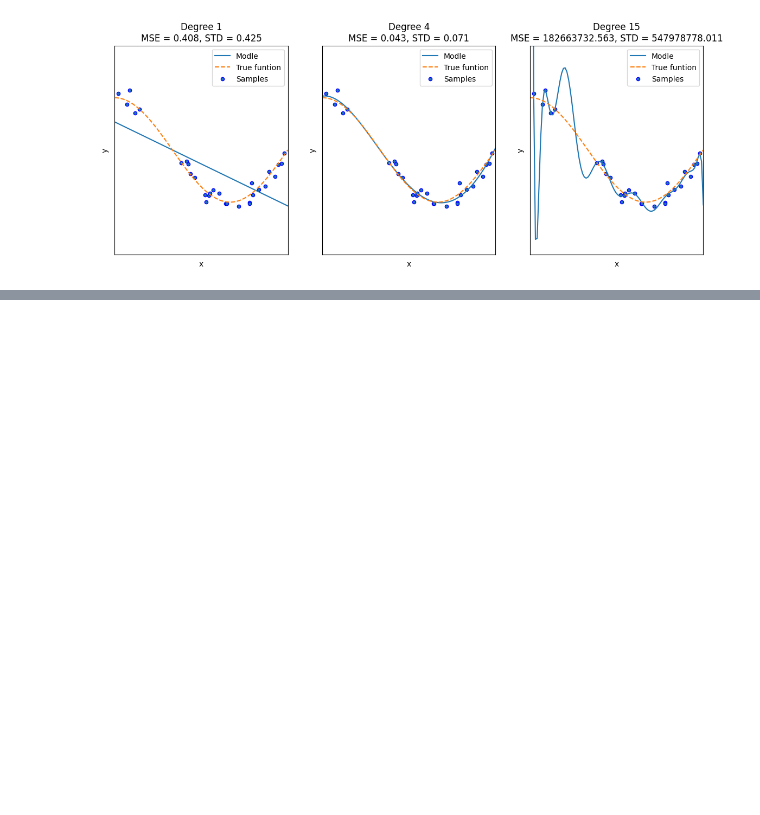
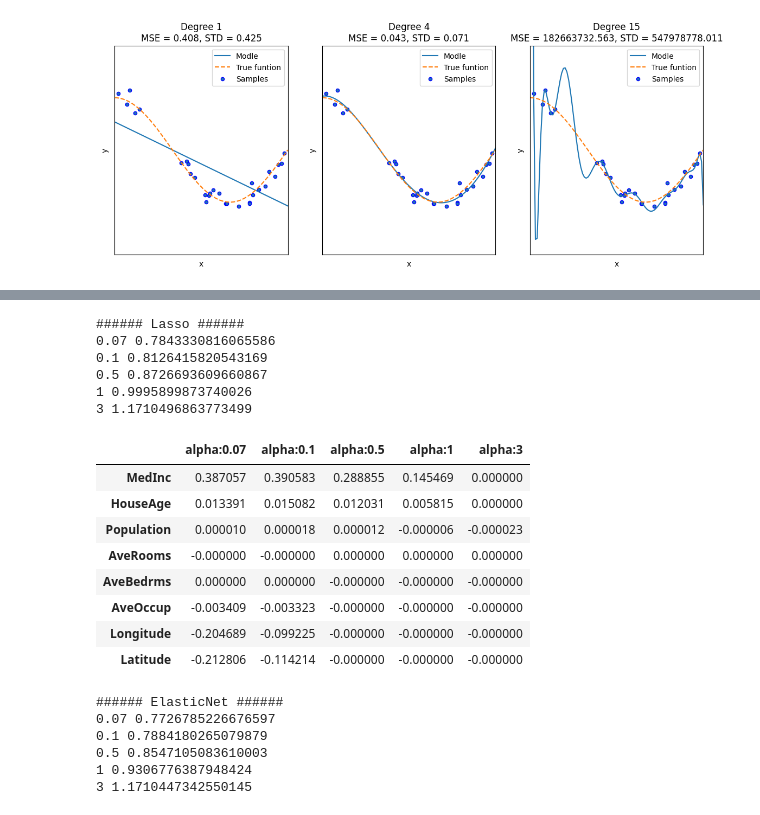
Before and after one commit to YoonTae98/machine_learning, a Jupyter notebook: ch05/5_1.ipynb, the cells around one changed output, grey strips where cells are left out. Drawn from its saved outputs; the diff is of its cells as text; code cells hidden in the pictures; blank space fills up the shorter version.

```diff
--- a/ch05/5_1.ipynb
+++ b/ch05/5_1.ipynb
@@ -249,0 +324,57 @@ plt.show()
+# %%
+from sklearn.linear_model import Lasso, ElasticNet
+
+def get_linear_reg_eval(model_name, params = None, X_data_n=None, y_target_n=None, verbose=True, return_coeff=True):
+    coeff_df = pd.DataFrame()
+    if verbose : print('######', model_name, '######')
+    for param in params:
+        if model_name == 'Ridge': model = Ridge(alpha=param)
+        elif model_name == 'Lasso': model = Lasso(alpha=param)
+        elif model_name == 'ElasticNet': model = ElasticNet(alpha=param, l1_ratio=0.7)
+        neg_mse_scores = cross_val_score(model, X_data_n, y_target_n, scoring='neg_mean_squared_error', cv=5)
+        avg_rmse = np.mean(np.sqrt(-1 * neg_mse_scores))
+        print(param, avg_rmse)
+
+        model.fit(X_data_n, y_target_n)
+        if return_coeff:
+            coeff = pd.Series(data=model.coef_, index=X_data_n.columns)
+            colname = 'alpha:' + str(param)
+            coeff_df[colname] = coeff
+    return coeff_df
+# %%
+lasso_alpha = [0.07, 0.1, 0.5, 1, 3]
+coeff_lasso_df = get_linear_reg_eval("Lasso",
+                params = lasso_alpha, X_data_n = X_data,
+                y_target_n = y_target)
+# %% [output]
+###### Lasso ######
+0.07 0.7843330816065586
+0.1 0.8126415820543169
+0.5 0.8726693609660867
+1 0.9995899873740026
+3 1.1710496863773499
+# %%
+sort_columns = "alpha:" + str(lasso_alpha[0])
+coeff_lasso_df.sort_values(by = sort_columns, ascending = False)
+# %% [output]
+|  | alpha:0.07 | alpha:0.1 | alpha:0.5 | alpha:1 | alpha:3 |
+| MedInc | 0.387057 | 0.390583 | 0.288855 | 0.145469 | 0.000000 |
+| HouseAge | 0.013391 | 0.015082 | 0.012031 | 0.005815 | 0.000000 |
+| Population | 0.000010 | 0.000018 | 0.000012 | -0.000006 | -0.000023 |
+| AveRooms | -0.000000 | -0.000000 | 0.000000 | 0.000000 | 0.000000 |
+| AveBedrms | 0.000000 | 0.000000 | -0.000000 | -0.000000 | -0.000000 |
+| AveOccup | -0.003409 | -0.003323 | -0.000000 | -0.000000 | -0.000000 |
+| Longitude | -0.204689 | -0.099225 | -0.000000 | -0.000000 | -0.000000 |
+| Latitude | -0.212806 | -0.114214 | -0.000000 | -0.000000 | -0.000000 |
+# %%
+elastic_alphas = [0.07, 0.1, 0.5, 1, 3]
+coeff_elastic_df = get_linear_reg_eval("ElasticNet",
+                params = elastic_alphas, X_data_n = X_data,
+                y_target_n = y_target)
+# %% [output]
+###### ElasticNet ######
+0.07 0.7726785226676597
+0.1 0.7884180265079879
+0.5 0.8547105083610003
+1 0.9306776387948424
+3 1.1710447342550145
```
Also changed, not shown: parts of 5 cells of this notebook, 4 other files.
